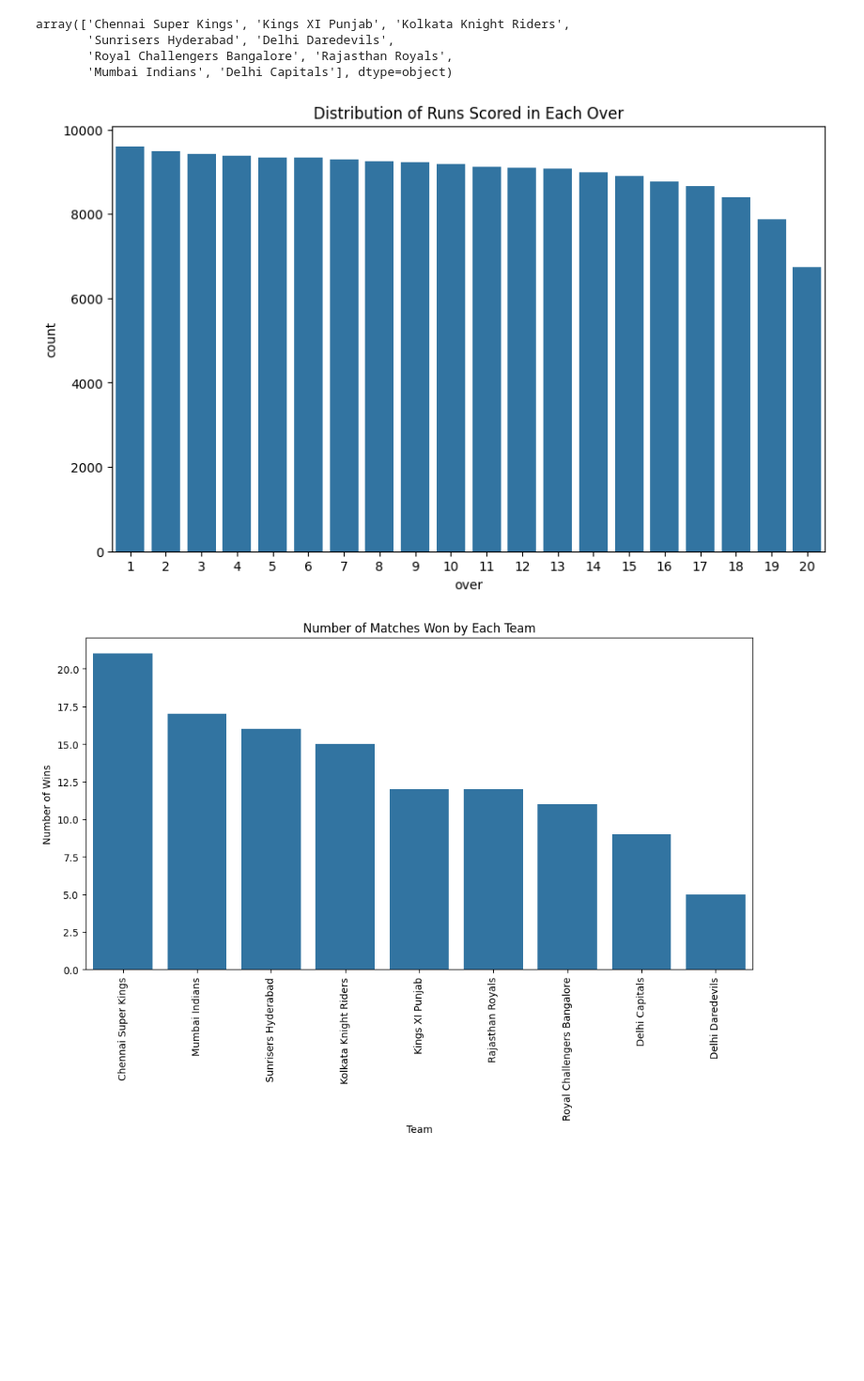
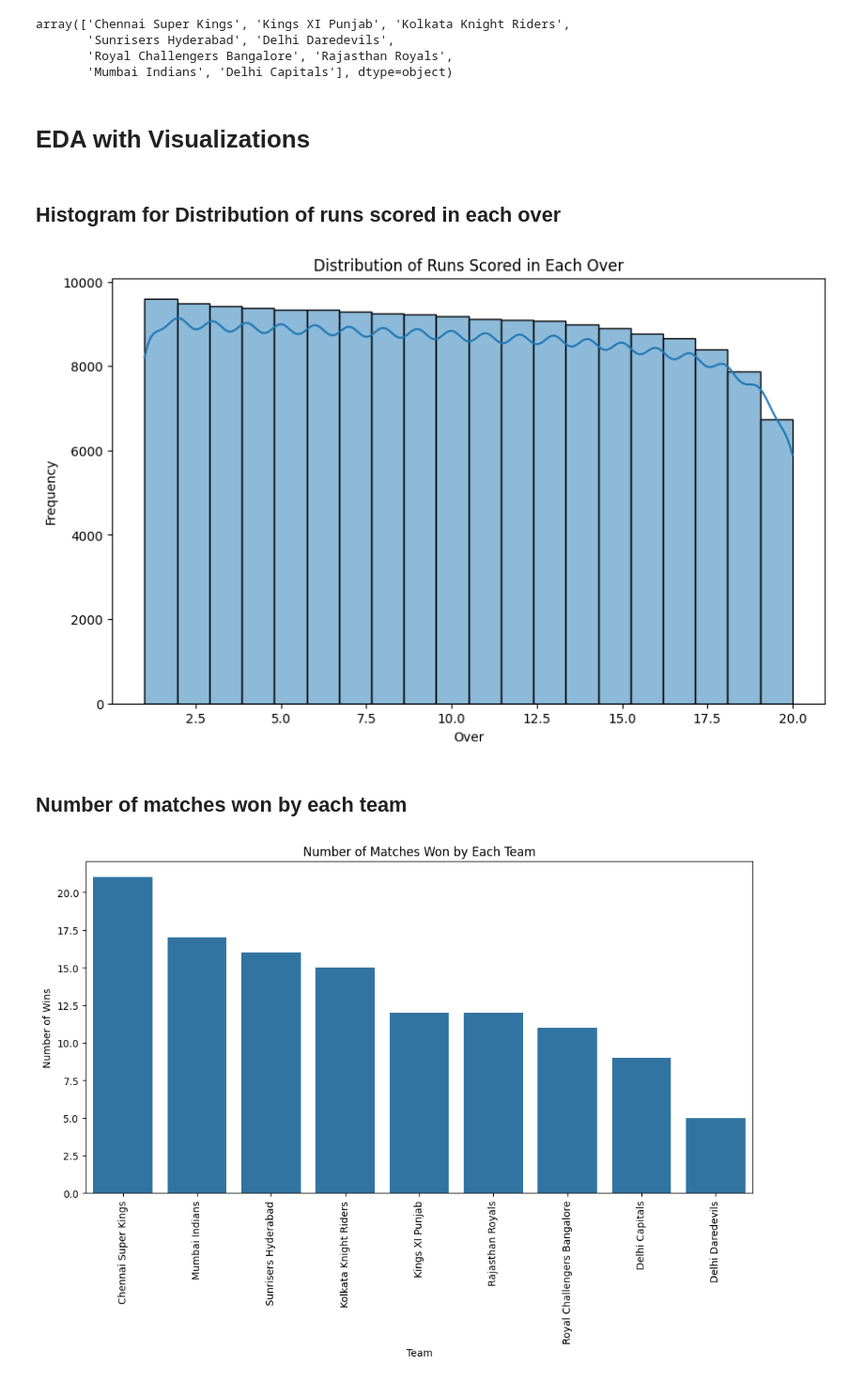
Before and after one commit to Parthvi579/Exploratory-Data-Analysis---Sports, a Jupyter notebook: Script/Indian Premier league.ipynb, the cells around one changed output. Shown at 94% size. Cells and saved outputs as stored; diff of their text form; code cells hidden in the pictures; blank space fills up the shorter version.

Commit message:
add visualisation
add more visualization and comment for better understanding

```diff
--- a/Script/Indian Premier league.ipynb
+++ b/Script/Indian Premier league.ipynb
@@ -209,12 +222,19 @@ array(['Chennai Super Kings', 'Kings XI Punjab', 'Kolkata Knight Riders',
        'Sunrisers Hyderabad', 'Delhi Daredevils',
        'Royal Challengers Bangalore', 'Rajasthan Royals',
        'Mumbai Indians', 'Delhi Capitals'], dtype=object)
+# %% [markdown]
+# EDA with Visualizations
+# %% [markdown]
+## Histogram for Distribution of runs scored in each over
 # %%
-# Distribution of runs scored in each over
 plt.figure(figsize=(10, 6))
-sns.countplot(data=df1, x='over')
+sns.histplot(data=df1, x='over', bins=20, kde=True)
 plt.title('Distribution of Runs Scored in Each Over')
+plt.xlabel('Over')
+plt.ylabel('Frequency')
 plt.show()
 # %% [output]
-[figure, old version]
+[figure, new version]
+# %% [markdown]
+## Number of matches won by each team
 # %%
```
Also changed, not shown: parts of 30 cells of this notebook.
